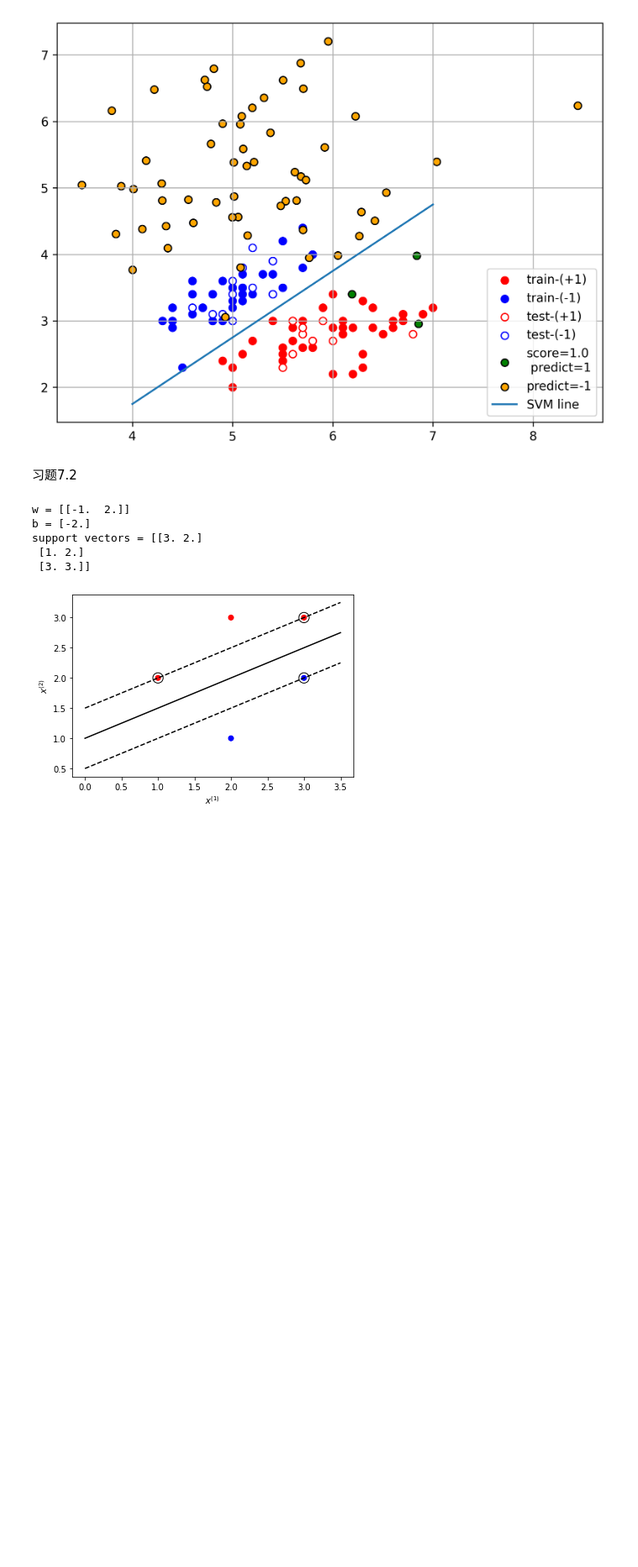
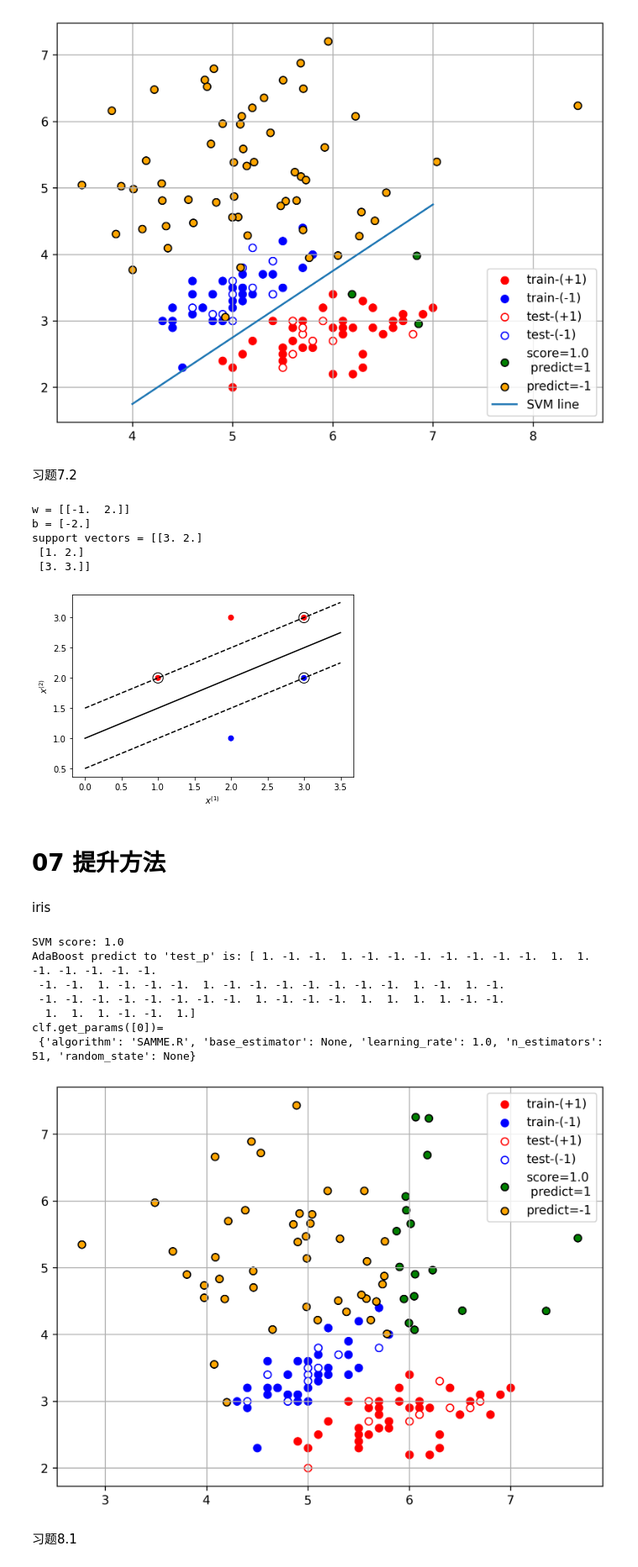
Before and after one commit to Felix-Chan-12/SLM-01, a Jupyter notebook: sklearn_ml.ipynb, the cells around one changed output. Shown at 84% size. Saved outputs shown, nothing was run; the diff lists cells and outputs as text; code cells hidden in the pictures; blank space fills up the shorter version.

Commit message:
Boost

```diff
--- a/sklearn_ml.ipynb
+++ b/sklearn_ml.ipynb
@@ -770,3 +770,79 @@ plt.scatter(clf.support_vectors_[:, 0], clf.support_vectors_[:, 1],
 plt.show()
 # %% [output]
 [figure]
+# %% [markdown]
+# 07 提升方法
+# %% [markdown]
+iris
+# %%
+import numpy as np
+from matplotlib import pyplot as plt
+from sklearn.datasets import load_iris
+import pandas as pd
+# load data
+iris = load_iris()
+
+'''
+iris的数据集的解释见最开头部分
+'''
+df = pd.DataFrame(iris.data, columns=iris.feature_names)
+df['label'] = iris.target
+df = df.iloc[:100,[0,1,-1]]
+data = np.array(df)
+X,y = data[:,:-1], data[:,-1]
+y[y==0] = -1
+
+from sklearn.model_selection import train_test_split
+# 将数据集和标签集进行划分，20%作为训练集，其余做测试集
+X_train, X_test, y_train, y_test = train_test_split(X, y, test_size=0.2)
+
+from sklearn.ensemble import AdaBoostClassifier
+
+clf = AdaBoostClassifier(n_estimators=51)
+'''
+https://www.cnblogs.com/pinard/p/6136914.html
+'''
+
+clf.fit(X_train,y_train)
+print("SVM score: {}".format(clf.score(X_test, y_test)))
+
+plt.figure(figsize=[8,6],dpi=300)
+plt.scatter(X_train[y_train==1,0], X_train[y_train==1,1], c='r',label='train-(+1)');
+plt.scatter(X_train[y_train==-1,0],X_train[y_train==-1,1],c='b',label='train-(-1)');
+
+
+plt.scatter(X_test[y_test==1,0], X_test[y_test==1,1], c='white',edgecolors='r',label='test-(+1)');
+plt.scatter(X_test[y_test==-1,0],X_test[y_test==-1,1],c='white',edgecolors='b',label='test-(-1)');
+
+
+# test_p = np.array([[6,3],[5,3]])
+# test_p = np.array([[6,3],[4.5,2.8],[5.6,5.6],[3.5,3],[6.5,5]])
+'''random.seed([x])方法：
+x相同，则每次产生相同的随机数
+不写x，则每次产生不同的随机数'''
+np.random.seed()
+test_p = np.random.normal(loc=5, scale=1, size=120).reshape(-1,2)
+print("AdaBoost predict to 'test_p' is: %s"%clf.predict(test_p))
+
+plt.scatter(test_p[clf.predict(test_p)==+1,0],test_p[clf.predict(test_p)==+1,1],c='green',edgecolors='k',label=f'score={clf.score(X_test, y_test)}\n predict=1')
+plt.scatter(test_p[clf.predict(test_p)==-1,0],test_p[clf.predict(test_p)==-1,1],c='orange',edgecolors='k',label='predict=-1')
+
+x_ponits = np.arange(4, 8)
+print('clf.get_params([0])=\n %s'%clf.get_params([0]))
+# y_ = -(clf.coef_[0][0]*x_ponits + clf.intercept_)/clf.coef_[0][1]
+# plt.plot(x_ponits, y_, label='AdaBoost line')
+
+plt.legend()
+plt.grid()
+plt.show()
+# %% [output]
+SVM score: 1.0
+AdaBoost predict to 'test_p' is: [ 1. -1. -1.  1. -1. -1. -1. -1. -1. -1. -1.  1.  1. -1. -1. -1. -1. -1.
+ -1. -1.  1. -1. -1. -1.  1. -1. -1. -1. -1. -1. -1. -1.  1. -1.  1. -1.
+ -1. -1. -1. -1. -1. -1. -1. -1.  1. -1. -1. -1.  1.  1.  1.  1. -1. -1.
+  1.  1.  1. -1. -1.  1.]
+clf.get_params([0])=
+ {'algorithm': 'SAMME.R', 'base_estimator': None, 'learning_rate': 1.0, 'n_estimators': 51, 'random_state': None}
+[figure, added]
+# %% [markdown]
+习题8.1
```
Also changed, not shown: parts of 15 cells of this notebook.
